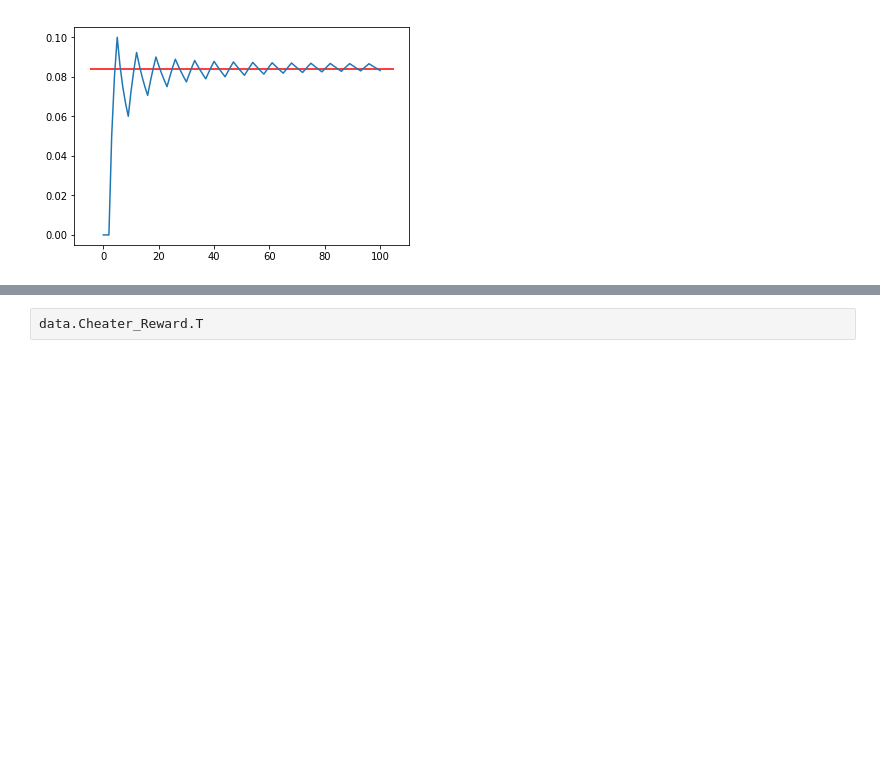
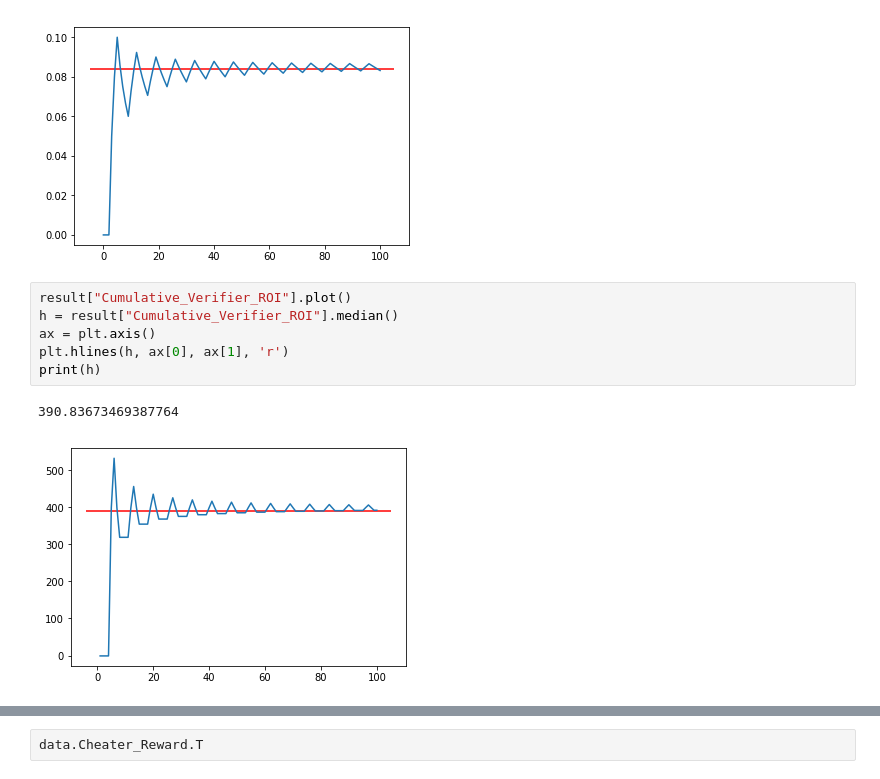
Before and after one commit to wilson3698/cadCAD, a Jupyter notebook: demos/verifiers_dilemma.ipynb, the cells around one changed output, grey strips where cells are left out. Cells and saved outputs as stored; diff of their text form; blank space fills up the shorter version.

```diff
--- a/demos/verifiers_dilemma.ipynb
+++ b/demos/verifiers_dilemma.ipynb
@@ -281,6 +291,15 @@ print(h)
 # %% [output]
 0.084
 [figure]
+# %%
+result["Cumulative_Verifier_ROI"].plot()
+h = result["Cumulative_Verifier_ROI"].median()
+ax = plt.axis()
+plt.hlines(h, ax[0], ax[1], 'r')
+print(h)
+# %% [output]
+390.83673469387764
+[figure, added]
 # %%
 data =result.groupby(['Cheaters_On', 'Verifiers_On']).describe()
 data.T
```
Also changed, not shown: parts of 6 cells of this notebook.
